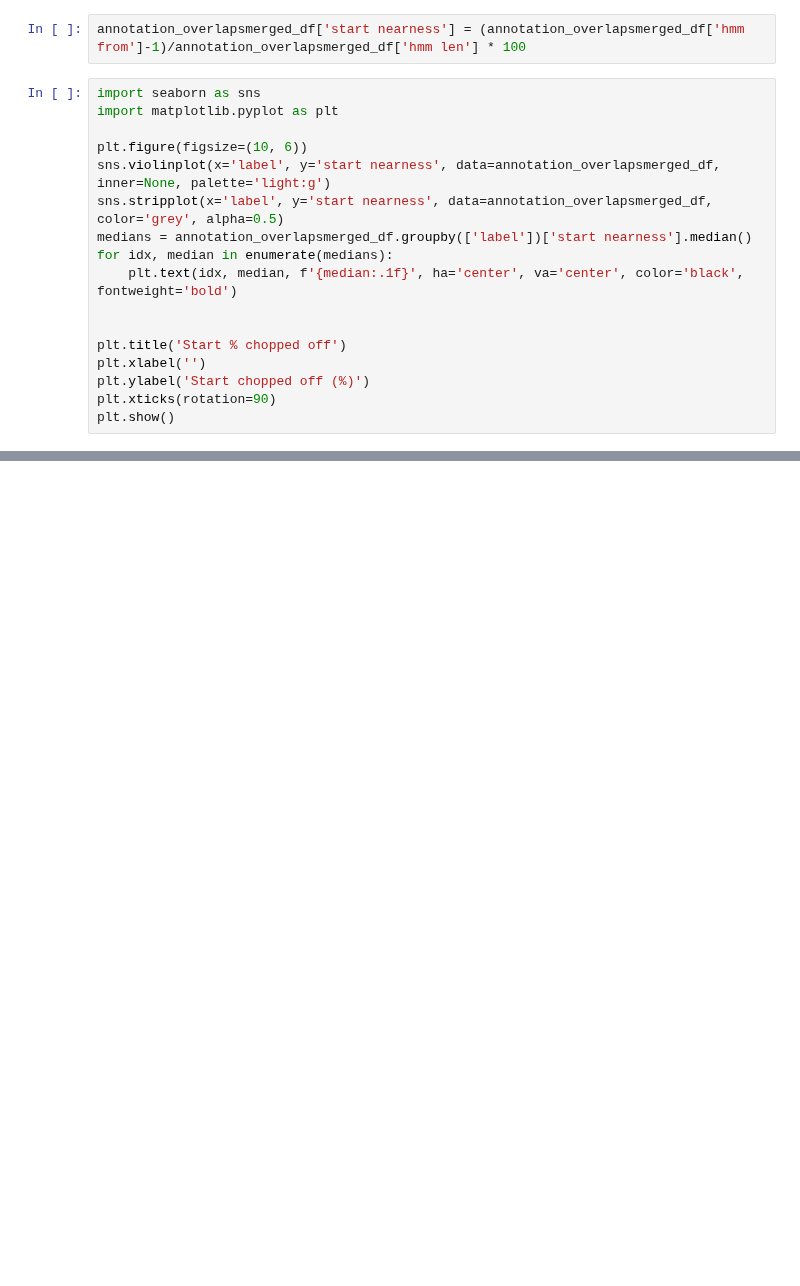
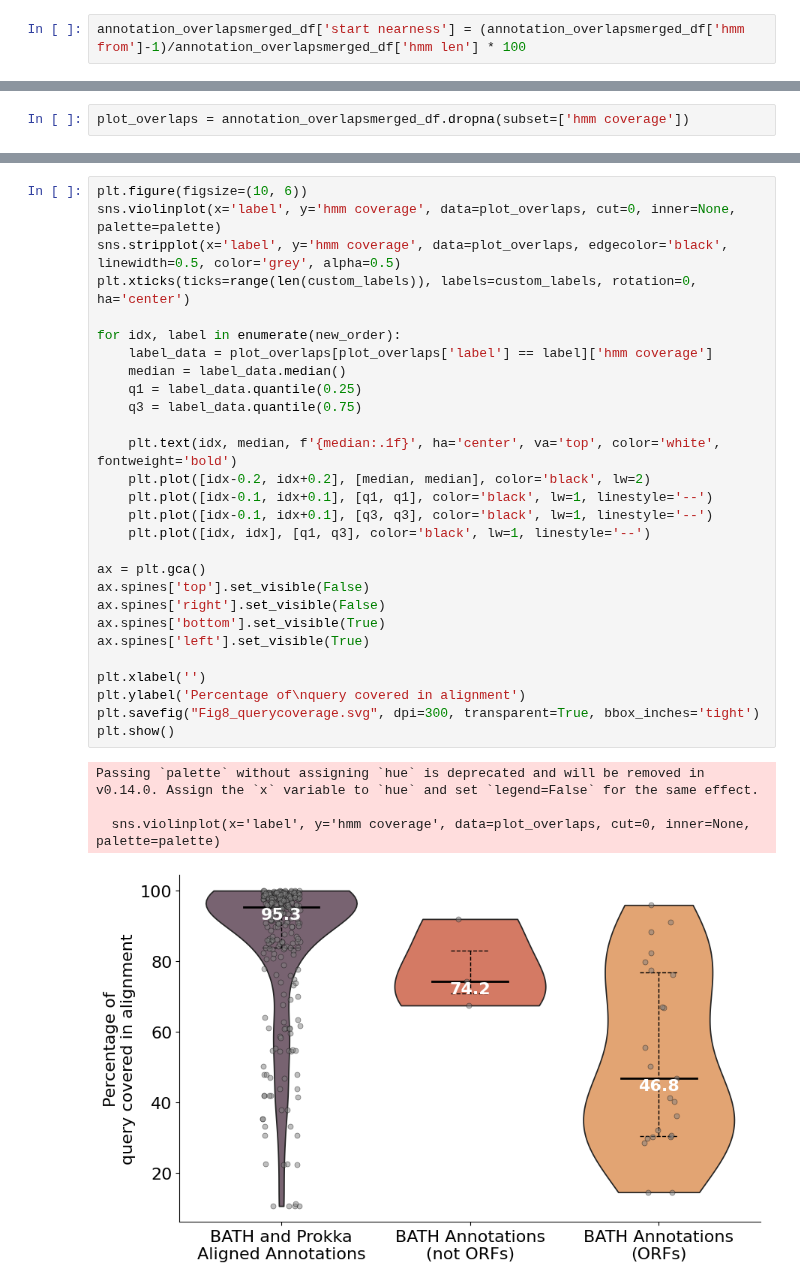
Before and after one commit to NehaSontakk/BATH-Prokka-Comparison, a Jupyter notebook: Coverage_of_query_protein.ipynb, the cells around one changed output, grey strips where cells are left out. Drawn from its saved outputs; the diff is of its cells as text; blank space fills up the shorter version.

```diff
--- a/Coverage_of_query_protein.ipynb
+++ b/Coverage_of_query_protein.ipynb
@@ -92,19 +110,2 @@ WARNING:matplotlib.text:posx and posy should be finite values
 # %%
 annotation_overlapsmerged_df['start nearness'] = (annotation_overlapsmerged_df['hmm from']-1)/annotation_overlapsmerged_df['hmm len'] * 100
-# %%
-import seaborn as sns
-import matplotlib.pyplot as plt
-
-plt.figure(figsize=(10, 6))
-sns.violinplot(x='label', y='start nearness', data=annotation_overlapsmerged_df, inner=None, palette='light:g')
-sns.stripplot(x='label', y='start nearness', data=annotation_overlapsmerged_df, color='grey', alpha=0.5)
-medians = annotation_overlapsmerged_df.groupby(['label'])['start nearness'].median()
-for idx, median in enumerate(medians):
-    plt.text(idx, median, f'{median:.1f}', ha='center', va='center', color='black', fontweight='bold')
-
-
-plt.title('Start % chopped off')
-plt.xlabel('')
-plt.ylabel('Start chopped off (%)')
-plt.xticks(rotation=90)
-plt.show()
@@ -119,0 +112,2 @@ WARNING:matplotlib.text:posx and posy should be finite values
+# %%
+plot_overlaps = annotation_overlapsmerged_df.dropna(subset=['hmm coverage'])
@@ -119,0 +143,33 @@ WARNING:matplotlib.text:posx and posy should be finite values
+# %%
+plt.figure(figsize=(10, 6))
+sns.violinplot(x='label', y='hmm coverage', data=plot_overlaps, cut=0, inner=None, palette=palette)
+sns.stripplot(x='label', y='hmm coverage', data=plot_overlaps, edgecolor='black', linewidth=0.5, color='grey', alpha=0.5)
+plt.xticks(ticks=range(len(custom_labels)), labels=custom_labels, rotation=0, ha='center')
+
+for idx, label in enumerate(new_order):
+    label_data = plot_overlaps[plot_overlaps['label'] == label]['hmm coverage']
+    median = label_data.median()
+    q1 = label_data.quantile(0.25)
+    q3 = label_data.quantile(0.75)
+
+    plt.text(idx, median, f'{median:.1f}', ha='center', va='top', color='white', fontweight='bold')
+    plt.plot([idx-0.2, idx+0.2], [median, median], color='black', lw=2)
+    plt.plot([idx-0.1, idx+0.1], [q1, q1], color='black', lw=1, linestyle='--')
+    plt.plot([idx-0.1, idx+0.1], [q3, q3], color='black', lw=1, linestyle='--')
+    plt.plot([idx, idx], [q1, q3], color='black', lw=1, linestyle='--')
+
+ax = plt.gca()
+ax.spines['top'].set_visible(False)
+ax.spines['right'].set_visible(False)
+ax.spines['bottom'].set_visible(True)
+ax.spines['left'].set_visible(True)
+
+plt.xlabel('')
+plt.ylabel('Percentage of\nquery covered in alignment')
+plt.savefig("Fig8_querycoverage.svg", dpi=300, transparent=True, bbox_inches='tight')
+plt.show()
+# %% [output]
+Passing `palette` without assigning `hue` is deprecated and will be removed in v0.14.0. Assign the `x` variable to `hue` and set `legend=False` for the same effect.
+
+  sns.violinplot(x='label', y='hmm coverage', data=plot_overlaps, cut=0, inner=None, palette=palette)
+[figure, added]
```
Also changed, not shown: parts of 30 cells of this notebook.
